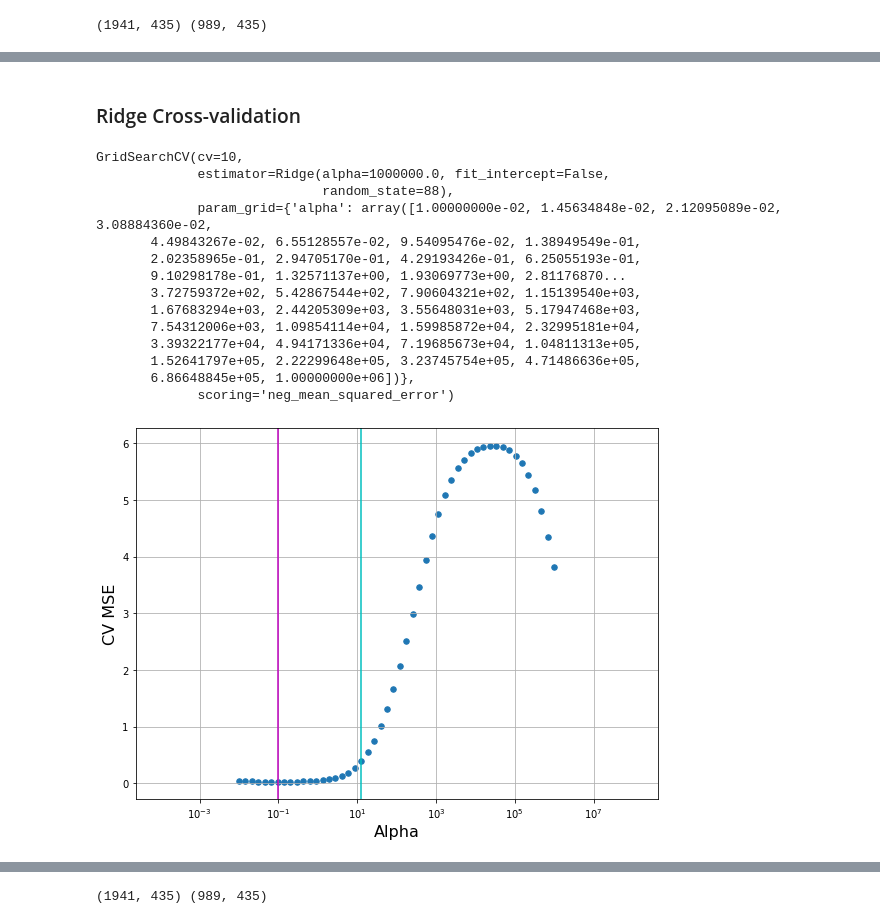
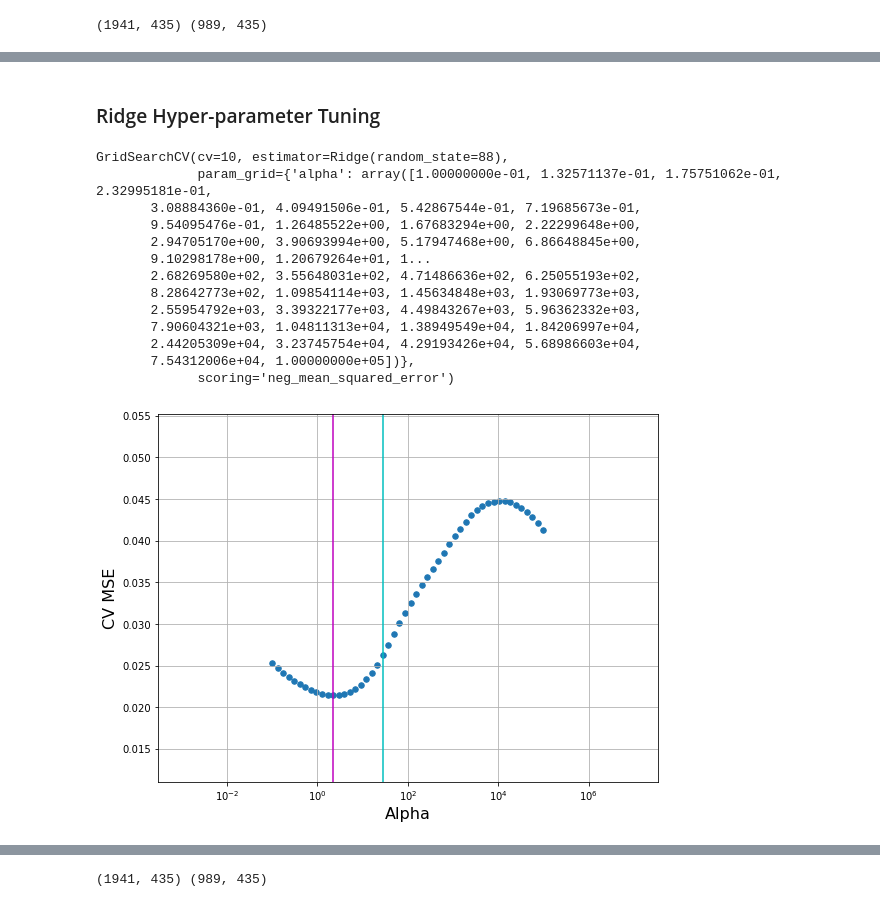
Before and after one commit to paulgrigas/IEOR-142-242-Python-Project, a Jupyter notebook: Lab 9/Lab9_teaching.ipynb, the cells around one changed output, grey strips where cells are left out. Cells and saved outputs as stored; diff of their text form; code cells hidden in the pictures.

```diff
--- a/Lab 9/Lab9_teaching.ipynb
+++ b/Lab 9/Lab9_teaching.ipynb
@@ -846,0 +844,9 @@ Out-of-sample RMSE 23849.400104316694
+# %%
+pcr_cv = GridSearchCV(pipe,
+                      {'pca__n_components': [x_1se]},
+                      scoring='neg_mean_squared_error',
+                      cv=10)
+pcr_cv.fit(X_train_pcr, y_train)
+
+print_metrics(pcr_cv, X_train_pcr, y_train, X_test_pcr, y_test, flag_log_sale_price = True)
+print_metrics(pcr_cv, X_train_pcr, y_train, X_test_pcr, y_test, flag_log_sale_price = False)
@@ -862,7 +886,7 @@ print(X_train_rr.shape, X_test_rr.shape)
 # %%
 from sklearn.linear_model import Ridge
 
-alpha_max = 10**6
-rr = Ridge(alpha=alpha_max, fit_intercept=False, random_state=88)
+alpha_max = 10**5
+rr = Ridge(alpha=alpha_max, random_state=88)
 rr.fit(X_train_rr, y_train)
 # %% [output]
@@ -882,5 +917,5 @@ warnings.filterwarnings('ignore')
 # %%
-alpha_grid = np.logspace(-2, 6, num=50, base=10)
+alpha_grid = np.logspace(-1, 5, num=50, base=10)
 coefs = []
 # %%
 for a in alpha_grid:
@@ -901,22 +936,22 @@ plt.show()
-# %% [markdown]
-### Ridge Cross-validation
+# %% [markdown]
+### Ridge Hyper-parameter Tuning
 # %%
-alpha_grid = {'alpha': np.logspace(-2, 6, num=50, base=10)}
+alpha_grid = {'alpha': np.logspace(-1, 5, num=50, base=10)}
 
+rr = Ridge(random_state=88)
 rr_cv = GridSearchCV(rr, alpha_grid, scoring='neg_mean_squared_error', cv=10)
 rr_cv.fit(X_train_rr, y_train)
 # %% [output]
-GridSearchCV(cv=10,
-             estimator=Ridge(alpha=1000000.0, fit_intercept=False,
-                             random_state=88),
-             param_grid={'alpha': array([1.00000000e-02, 1.45634848e-02, 2.12095089e-02, 3.08884360e-02,
-       4.49843267e-02, 6.55128557e-02, 9.54095476e-02, 1.38949549e-01,
-       2.02358965e-01, 2.94705170e-01, 4.29193426e-01, 6.25055193e-01,
-       9.10298178e-01, 1.32571137e+00, 1.93069773e+00, 2.81176870...
-       3.72759372e+02, 5.42867544e+02, 7.90604321e+02, 1.15139540e+03,
-       1.67683294e+03, 2.44205309e+03, 3.55648031e+03, 5.17947468e+03,
-       7.54312006e+03, 1.09854114e+04, 1.59985872e+04, 2.32995181e+04,
-       3.39322177e+04, 4.94171336e+04, 7.19685673e+04, 1.04811313e+05,
-       1.52641797e+05, 2.22299648e+05, 3.23745754e+05, 4.71486636e+05,
-       6.86648845e+05, 1.00000000e+06])},
+GridSearchCV(cv=10, estimator=Ridge(random_state=88),
+             param_grid={'alpha': array([1.00000000e-01, 1.32571137e-01, 1.75751062e-01, 2.32995181e-01,
+       3.08884360e-01, 4.09491506e-01, 5.42867544e-01, 7.19685673e-01,
+       9.54095476e-01, 1.26485522e+00, 1.67683294e+00, 2.22299648e+00,
+       2.94705170e+00, 3.90693994e+00, 5.17947468e+00, 6.86648845e+00,
+       9.10298178e+00, 1.20679264e+01, 1...
+       2.68269580e+02, 3.55648031e+02, 4.71486636e+02, 6.25055193e+02,
+       8.28642773e+02, 1.09854114e+03, 1.45634848e+03, 1.93069773e+03,
+       2.55954792e+03, 3.39322177e+03, 4.49843267e+03, 5.96362332e+03,
+       7.90604321e+03, 1.04811313e+04, 1.38949549e+04, 1.84206997e+04,
+       2.44205309e+04, 3.23745754e+04, 4.29193426e+04, 5.68986603e+04,
+       7.54312006e+04, 1.00000000e+05])},
              scoring='neg_mean_squared_error')
@@ -930,26 +958,22 @@ def find_nearest(array, value):
 # %%
-alpha_grid = rr_cv.cv_results_['param_alpha'].data
+range_alpha = rr_cv.cv_results_['param_alpha'].data
 MSE_scores = rr_cv.cv_results_['mean_test_score']*(-1)
-
-x_minimizer = alpha_grid[np.argmin(MSE_scores)]
-MSE_se = stats.sem(MSE_scores)
-
-MSE_1se_rule = min(MSE_scores)+stats.sem(MSE_scores)
-MSE_nearest = find_nearest(MSE_scores, MSE_1se_rule)
-idx_nearest = np.where(MSE_scores == MSE_nearest)[0][0]
-x_1se_rule = alpha_grid[idx_nearest]
-
+x_min, x_1se = one_standard_error_rule(model='ridge',
+                                       results=rr_cv.cv_results_,
+                                       param_grid=range_alpha,
+                                       n_splits=10,
+                                       neg_mean_squared_error=True)
 plt.figure(figsize=(8, 6))
 ax = plt.gca()
 ax.set_xscale('log')
 plt.xlabel('Alpha', fontsize=16)
 plt.ylabel('CV MSE', fontsize=16)
-plt.scatter(alpha_grid, MSE_scores, s=30)
-plt.axvline(x=x_minimizer, color='m')
-plt.axvline(x=x_1se_rule, color='c')
+plt.scatter(range_alpha, MSE_scores, s=30)
+plt.axvline(x=x_min, color='m')
+plt.axvline(x=x_1se, color='c')
 plt.grid(True, which='both')
 
 plt.tight_layout()
 plt.show()
 # %% [output]
-[figure, old version]
+[figure, new version]
```
Also changed, not shown: parts of 93 cells of this notebook.
